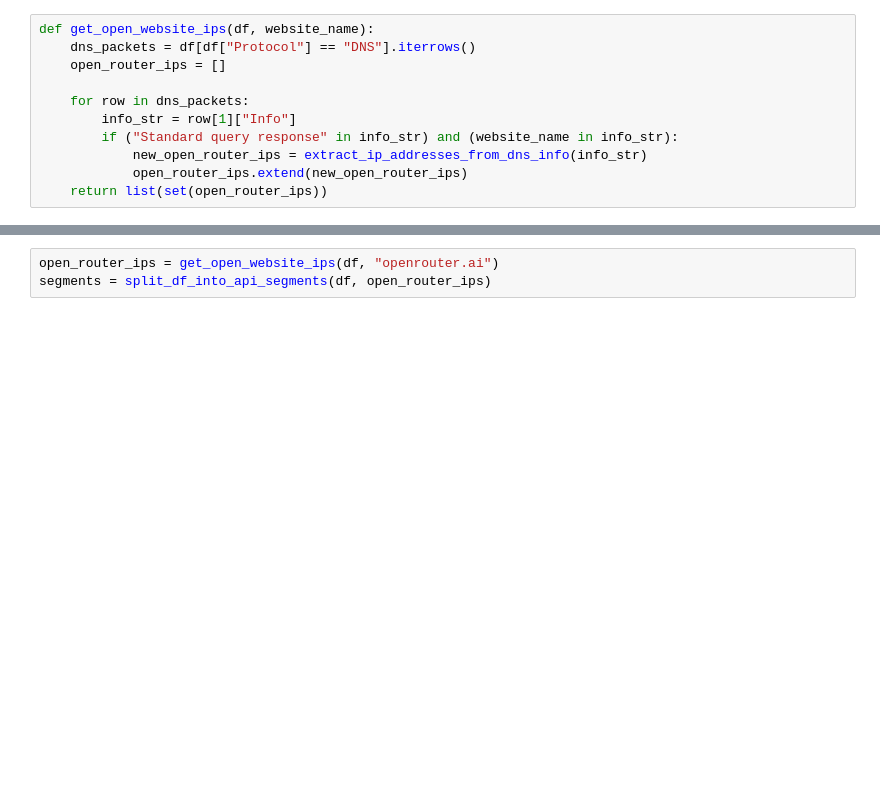
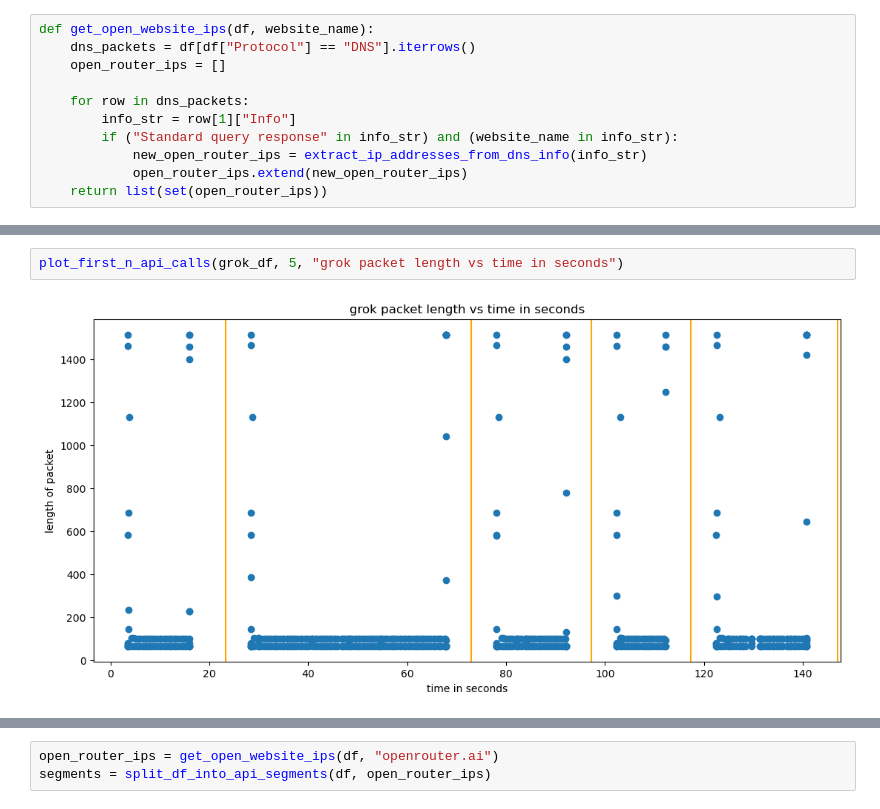
Before and after one commit to noise-course/course-project-zroe1, a Jupyter notebook: main.ipynb, the cells around one changed output, grey strips where cells are left out. Drawn from its saved outputs; the diff is of its cells as text; blank space fills up the shorter version.

```diff
--- a/main.ipynb
+++ b/main.ipynb
@@ -61,3 +73,7 @@ plot_first_n_api_calls(df, 5)
+# %%
+plot_first_n_api_calls(grok_df, 5, "grok packet length vs time in seconds")
+# %% [output]
+[figure, added]
 # %%
 def split_df_into_api_segments(df, open_router_ips):
 
```
Also changed, not shown: parts of 7 cells of this notebook, 1 other file.
